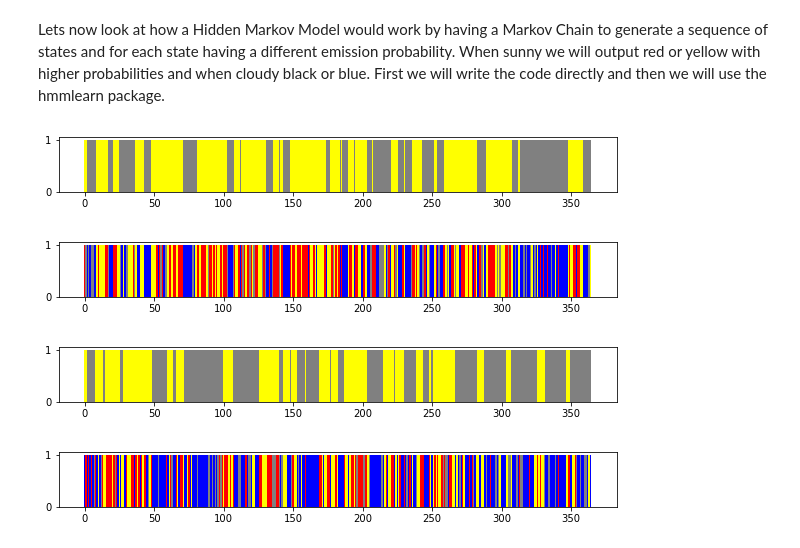
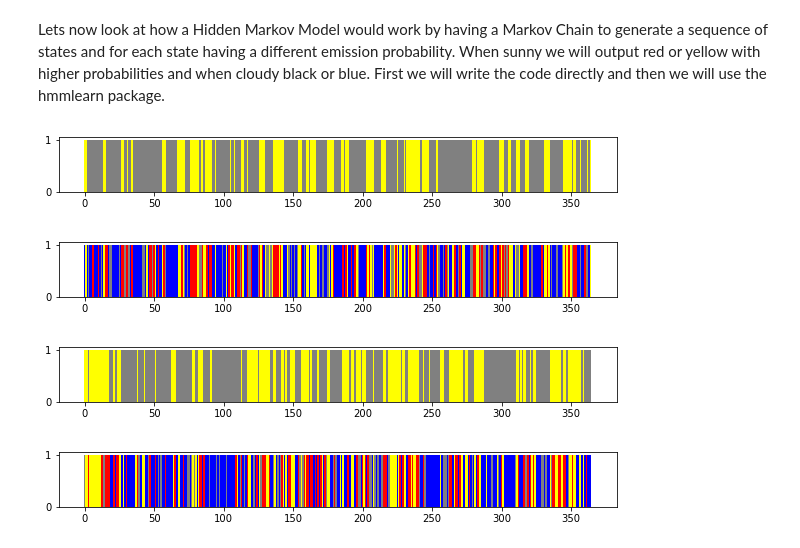
Before and after one commit to davidsjohnson/SENG474, a Jupyter notebook: Markov Chains and Hidden Markov Models.ipynb, the cells around one changed output. Saved outputs shown, nothing was run; the diff lists cells and outputs as text; code cells hidden in the pictures.

```diff
--- a/Markov Chains and Hidden Markov Models.ipynb
+++ b/Markov Chains and Hidden Markov Models.ipynb
@@ -125,37 +125,37 @@ a sequence of states and for each state having a different emission probability.
 # %%
 state2color = {}
 state2color['S'] = 'yellow'
 state2color['C'] = 'grey'
 
 samples = weather.sample(365)
-states = markov_chain(transmat2,0,['S','C'], 365)
+states = markov_chain(transmat1,0,['S','C'], 365)
 plot_weather_samples(states, state2color)
 
 sunny_colors = Random_Variable('sunny_colors', ['y', 'r', 'b', 'g'],
                               [0.4, 0.4, 0.1, 0.1])
 cloudy_colors = Random_Variable('cloudy_colors', ['y', 'r', 'b', 'g'],
                                [0.1, 0.1, 0.6, 0.2])
 
 def emit_sample(state, sunny_colors, cloudy_colors):
     if (state == 'S'):
         sample = sunny_colors.sample(1)[0]
     else:
         sample = cloudy_colors.sample(1)[0]
     return sample
 
 samples = [emit_sample(s, sunny_colors, cloudy_colors) for s in states]
 state2color = {}
 state2color['y'] = 'yellow'
 state2color['r'] = 'red'
 state2color['b'] = 'blue'
 state2color['g'] = 'grey'
 plot_weather_samples(samples, state2color)
 # %% [output]
-[figure, old version]
+[figure, new version]
-[figure, old version]
+[figure, new version]
 # %%
-transmat = np.array([[0.9, 0.1],
-                    [0.1, 0.9]])
+transmat = np.array([[0.7, 0.3],
+                    [0.2, 0.8]])
 
 start_prob = np.array([1.0, 0.0, 0.0])
 
@@ -179,7 +179,6 @@ state2color[1] = 'grey'
 plot_weather_samples(Z, state2color)
 
 samples = [item for sublist in X for item in sublist]
-
 state2color = {}
 state2color[0] = 'yellow'
 state2color[1] = 'red'
@@ -187,5 +186,5 @@ state2color[2] = 'blue'
 state2color[3] = 'grey'
 plot_weather_samples(samples, state2color)
 # %% [output]
-[figure, old version]
+[figure, new version]
-[figure, old version]
+[figure, new version]
```
Also changed, not shown: parts of 9 cells of this notebook, 2 other files.
